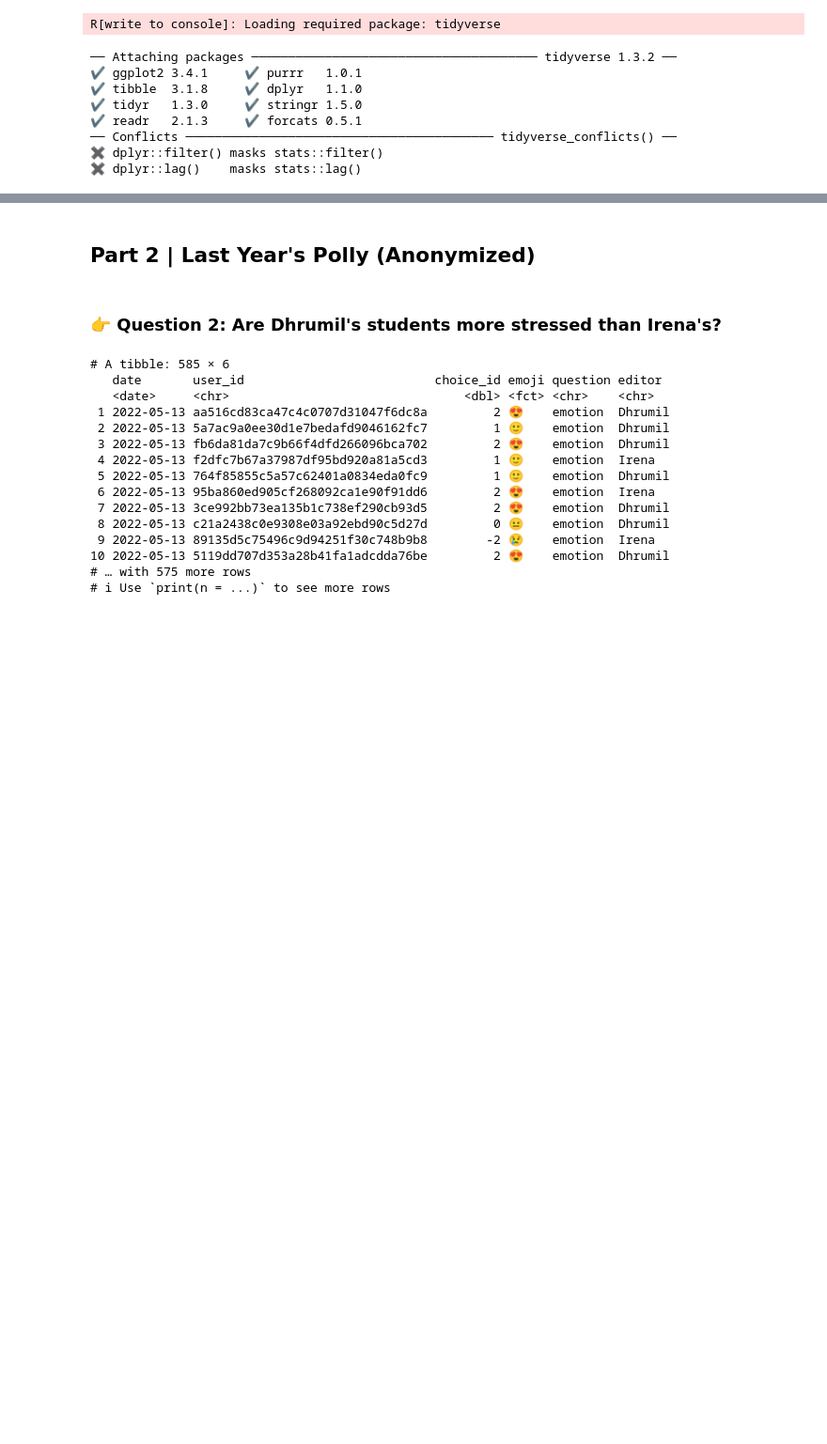
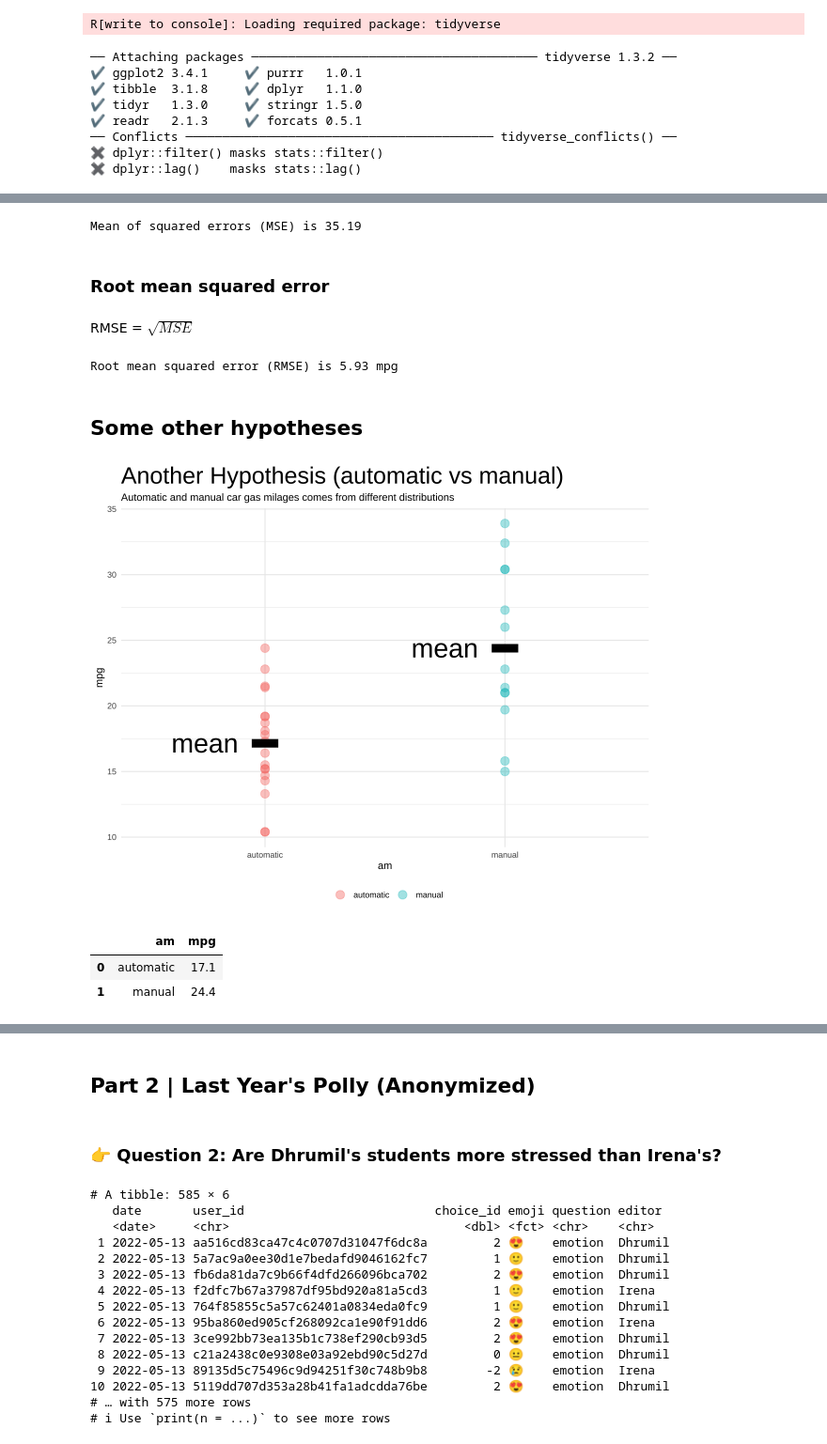
Before and after one commit to data4news/hypotheses, a Jupyter notebook: notebook.ipynb, the cells around one changed output, grey strips where cells are left out. Shown at 94% size. Cells and saved outputs as stored; diff of their text form; code cells hidden in the pictures; blank space fills up the shorter version.

```diff
--- a/notebook.ipynb
+++ b/notebook.ipynb
@@ -70,0 +104,38 @@ mtcars
+# %%
+print("Mean of squared errors (MSE) is", df.sq_error.mean().round(2))
+# %% [output]
+Mean of squared errors (MSE) is 35.19
+# %% [markdown]
+### Root mean squared error
+# %% [markdown]
+RMSE = $\sqrt{MSE}$
+# %%
+print("Root mean squared error (RMSE) is", np.sqrt(df.sq_error.mean()).round(2), "mpg") # aka RMSD (like stdev, but for error)
+# %% [output]
+Root mean squared error (RMSE) is 5.93 mpg
+# %% [markdown]
+## Some other hypotheses
+# %%
+%%R -w 600
+
+
+ggplot(mtcars) +
+    aes(x=am, y=mpg, color=factor(am)) +
+    geom_point(size=4, alpha=.4) +
+    stat_summary(fun=mean, geom='text', hjust=1.4, aes(label='mean'), color='black', size=10) +
+    stat_summary(fun=mean, shape='-', color='black', size=10) +
+    labs(title="Another Hypothesis (automatic vs manual)",
+        subtitle="Automatic and manual car gas milages comes from different distributions") +
+    my_theme
+# %% [output]
+[figure, added]
+# %%
+mean_mpg_by_am = pd.DataFrame(
+    mtcars.groupby('am').mpg.mean()
+).reset_index().round(1)
+
+mean_mpg_by_am
+# %% [output]
+|  | am | mpg |
+| 0 | automatic | 17.1 |
+| 1 | manual | 24.4 |
```
Also changed, not shown: parts of 36 cells of this notebook.
